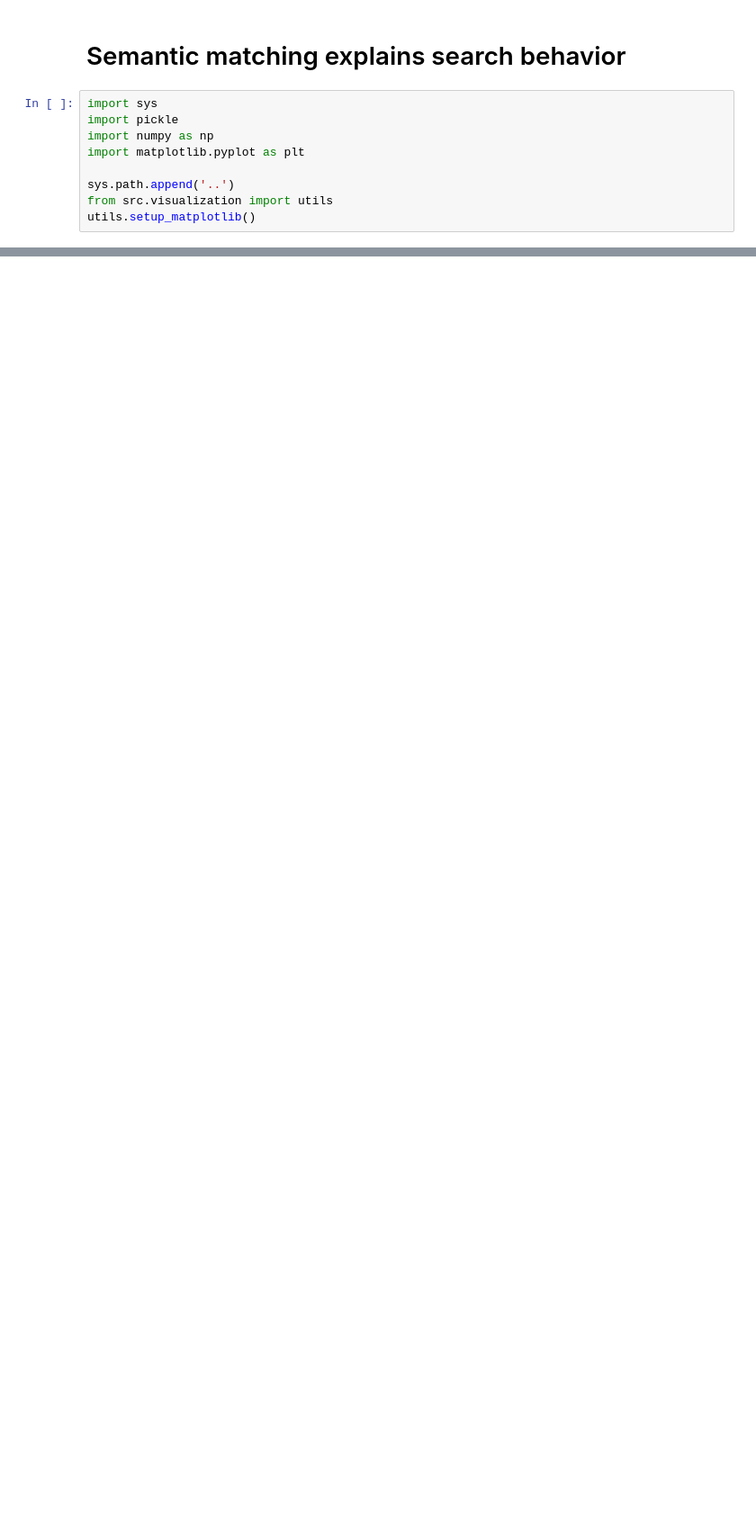
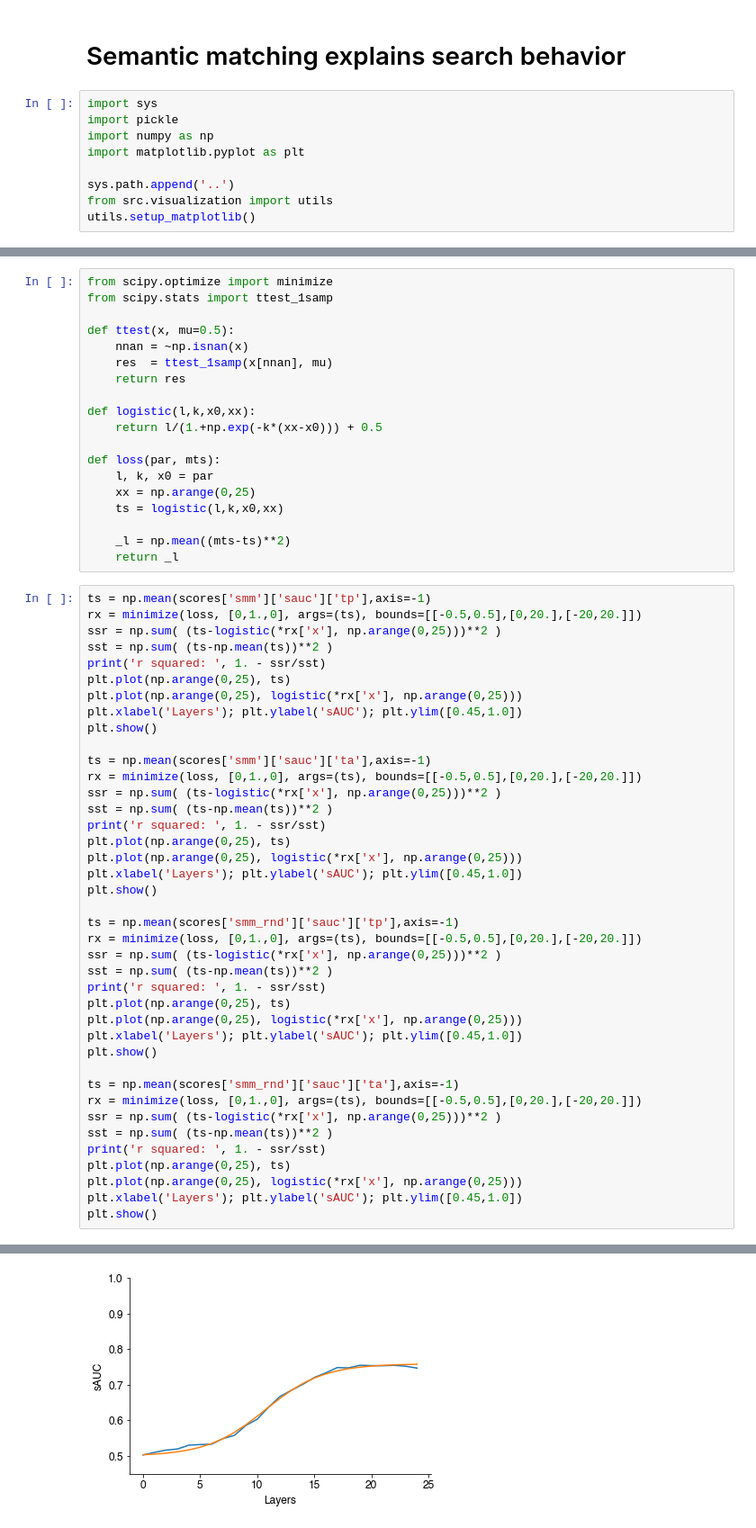
Before and after one commit to grustanford/latent_matching, a Jupyter notebook: notebooks/Figure2.ipynb, the cells around one changed output, grey strips where cells are left out. Shown: that part at 90% size. Cells and saved outputs as stored; diff of their text form; blank space fills up the shorter version.

```diff
--- a/notebooks/Figure2.ipynb
+++ b/notebooks/Figure2.ipynb
@@ -93,0 +117,60 @@ plt.show()
+# %%
+from scipy.optimize import minimize
+from scipy.stats import ttest_1samp
+
+def ttest(x, mu=0.5):
+    nnan = ~np.isnan(x)
+    res  = ttest_1samp(x[nnan], mu)
+    return res
+
+def logistic(l,k,x0,xx):
+    return l/(1.+np.exp(-k*(xx-x0))) + 0.5
+
+def loss(par, mts):
+    l, k, x0 = par
+    xx = np.arange(0,25)
+    ts = logistic(l,k,x0,xx)
+
+    _l = np.mean((mts-ts)**2)
+    return _l
+# %%
+ts = np.mean(scores['smm']['sauc']['tp'],axis=-1)
+rx = minimize(loss, [0,1.,0], args=(ts), bounds=[[-0.5,0.5],[0,20.],[-20,20.]])
+ssr = np.sum( (ts-logistic(*rx['x'], np.arange(0,25)))**2 )
+sst = np.sum( (ts-np.mean(ts))**2 )
+print('r squared: ', 1. - ssr/sst)
+plt.plot(np.arange(0,25), ts)
+plt.plot(np.arange(0,25), logistic(*rx['x'], np.arange(0,25)))
+plt.xlabel('Layers'); plt.ylabel('sAUC'); plt.ylim([0.45,1.0])
+plt.show()
+
+ts = np.mean(scores['smm']['sauc']['ta'],axis=-1)
+rx = minimize(loss, [0,1.,0], args=(ts), bounds=[[-0.5,0.5],[0,20.],[-20,20.]])
+ssr = np.sum( (ts-logistic(*rx['x'], np.arange(0,25)))**2 )
+sst = np.sum( (ts-np.mean(ts))**2 )
+print('r squared: ', 1. - ssr/sst)
+plt.plot(np.arange(0,25), ts)
+plt.plot(np.arange(0,25), logistic(*rx['x'], np.arange(0,25)))
+plt.xlabel('Layers'); plt.ylabel('sAUC'); plt.ylim([0.45,1.0])
+plt.show()
+
+ts = np.mean(scores['smm_rnd']['sauc']['tp'],axis=-1)
+rx = minimize(loss, [0,1.,0], args=(ts), bounds=[[-0.5,0.5],[0,20.],[-20,20.]])
+ssr = np.sum( (ts-logistic(*rx['x'], np.arange(0,25)))**2 )
+sst = np.sum( (ts-np.mean(ts))**2 )
+print('r squared: ', 1. - ssr/sst)
+plt.plot(np.arange(0,25), ts)
+plt.plot(np.arange(0,25), logistic(*rx['x'], np.arange(0,25)))
+plt.xlabel('Layers'); plt.ylabel('sAUC'); plt.ylim([0.45,1.0])
+plt.show()
+
+ts = np.mean(scores['smm_rnd']['sauc']['ta'],axis=-1)
+rx = minimize(loss, [0,1.,0], args=(ts), bounds=[[-0.5,0.5],[0,20.],[-20,20.]])
+ssr = np.sum( (ts-logistic(*rx['x'], np.arange(0,25)))**2 )
+sst = np.sum( (ts-np.mean(ts))**2 )
+print('r squared: ', 1. - ssr/sst)
+plt.plot(np.arange(0,25), ts)
+plt.plot(np.arange(0,25), logistic(*rx['x'], np.arange(0,25)))
+plt.xlabel('Layers'); plt.ylabel('sAUC'); plt.ylim([0.45,1.0])
+plt.show()
+# %% [output]
@@ -93,0 +178 @@ plt.show()
+[figure, added]
```
Also changed, not shown: parts of 15 cells of this notebook, 12 other files.
